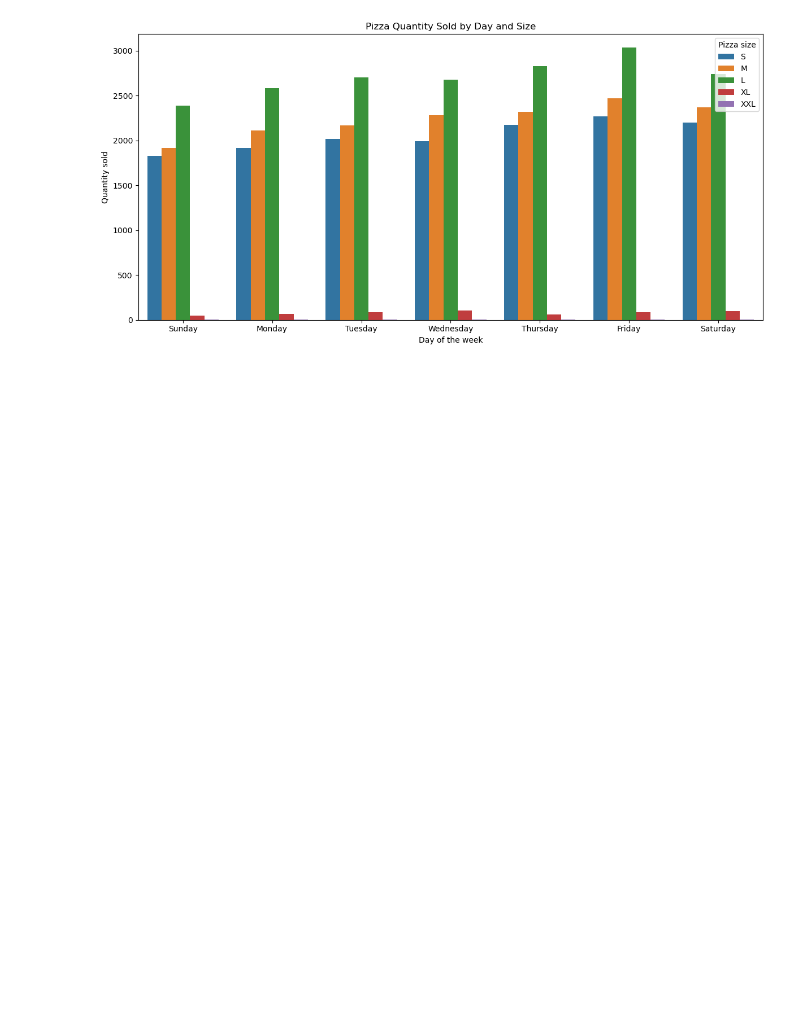
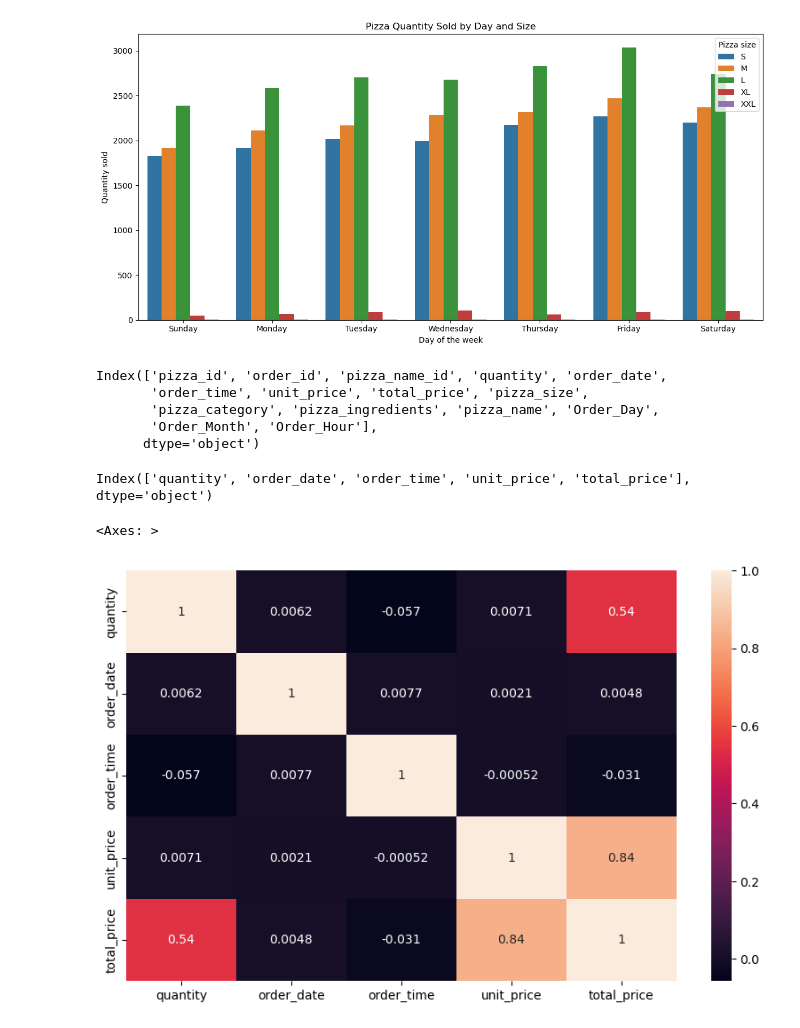
Before and after one commit to debiyani/Pizza-sales-visualization, a Jupyter notebook: pizza_sales_visualization.ipynb, the cells around one changed output. Drawn from its saved outputs; the diff is of its cells as text; code cells hidden in the pictures; blank space fills up the shorter version.

Commit message:
visualization images

```diff
--- a/pizza_sales_visualization.ipynb
+++ b/pizza_sales_visualization.ipynb
@@ -191,3 +191,26 @@ plt.tight_layout()
 plt.show()
 # %% [output]
 [figure]
+# %%
+df.columns
+# %% [output]
+Index(['pizza_id', 'order_id', 'pizza_name_id', 'quantity', 'order_date',
+       'order_time', 'unit_price', 'total_price', 'pizza_size',
+       'pizza_category', 'pizza_ingredients', 'pizza_name', 'Order_Day',
+       'Order_Month', 'Order_Hour'],
+      dtype='object')
+# %%
+data = df.select_dtypes(['int','float'])
+data = df.drop(columns=['pizza_id','order_id','pizza_name_id','Order_Hour'
+                        ,'Order_Month','Order_Day','pizza_name','pizza_ingredients',
+                       'pizza_category','pizza_size' ])
+data.columns
+# %% [output]
+Index(['quantity', 'order_date', 'order_time', 'unit_price', 'total_price'], dtype='object')
+# %%
+corr_data = data.corr(method='pearson')
+plt.figure(figsize=(10,6))
+sns.heatmap(corr_data, annot=True)
+# %% [output]
+<Axes: >
+[figure, added]
```
Also changed, not shown: 5 other files.
